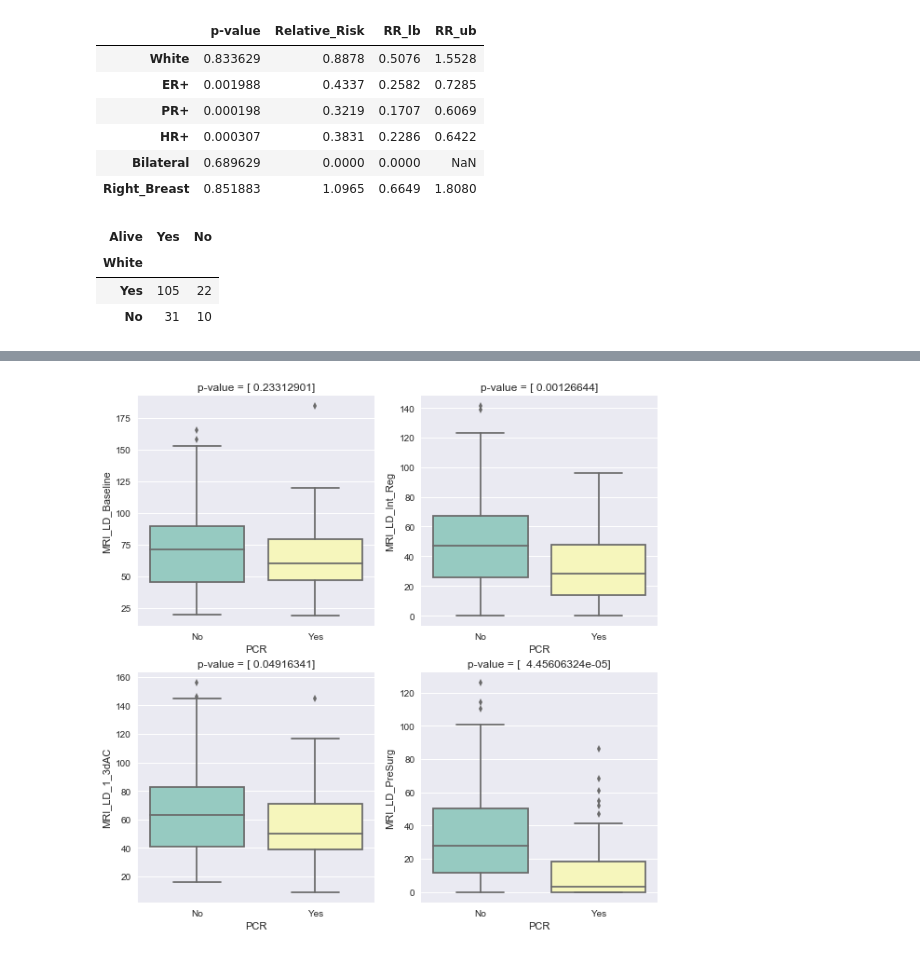
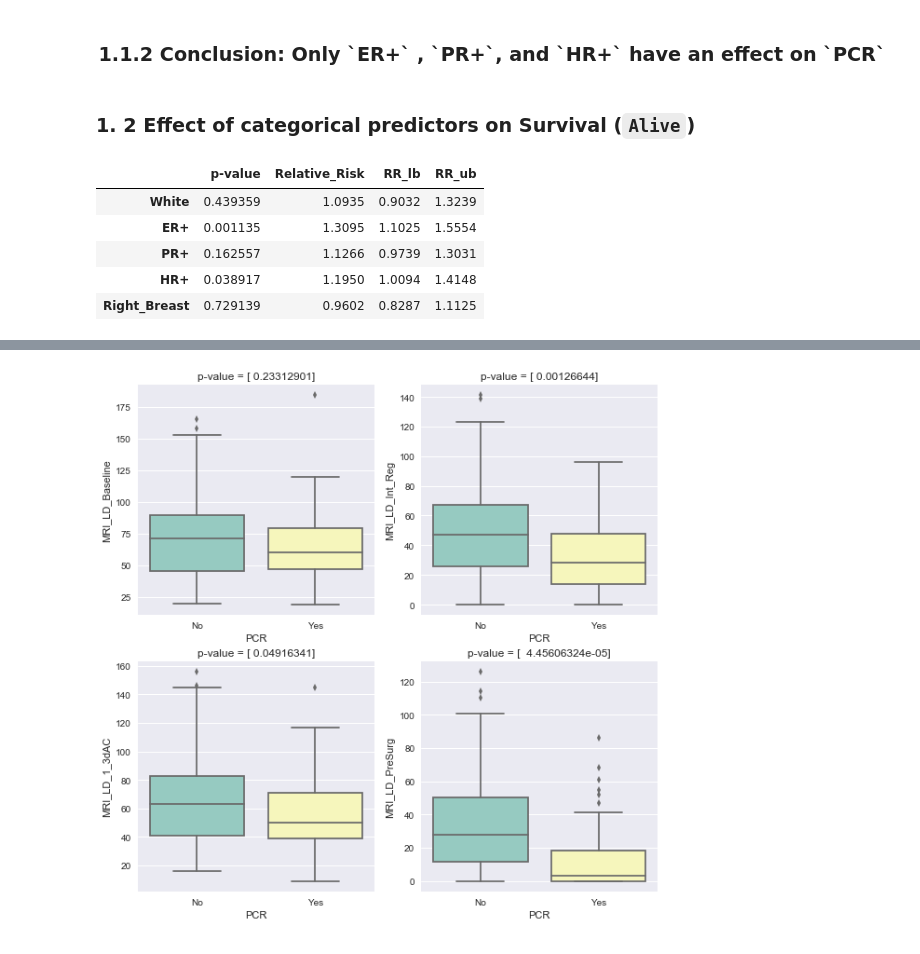
Before and after one commit to JCardenasRdz/SpringBoard, a Jupyter notebook: Projects/19-Captsone_01/2-Clinical_Inferential.ipynb, the cells around one changed output, grey strips where cells are left out. Drawn from its saved outputs; the diff is of its cells as text; code cells hidden in the pictures.

Commit message:
Inferential Statistic is done

```diff
--- a/Projects/19-Captsone_01/2-Clinical_Inferential.ipynb
+++ b/Projects/19-Captsone_01/2-Clinical_Inferential.ipynb
@@ -38,0 +43,5 @@ inferential_statistics.contingency_table('ER+', 'PCR',df)
+# %%
+# Perform chi-2 test on all categorical variables
+predictors = ['White', 'ER+', 'PR+', 'HR+','Right_Breast']
+outcome = 'PCR'
+inferential_statistics.categorical_data(outcome, predictors, df)
@@ -39,18 +55,14 @@ inferential_statistics.contingency_table('ER+', 'PCR',df)
+# %% [markdown]
+<h3><center> 1.1.2 Conclusion: Only `ER+` , `PR+`, and `HR+` have an effect on `PCR`</center></h3>
+# %% [markdown]
+### 1. 2 Effect of categorical predictors on Survival (`Alive`)
 # %%
-inferential_statistics.categorical_data('PCR', predictors, df)
+outcome = 'Alive'
+inferential_statistics.categorical_data(outcome, predictors, df)
 # %% [output]
 |  | p-value | Relative_Risk | RR_lb | RR_ub |
-| White | 0.833629 | 0.8878 | 0.5076 | 1.5528 |
-| ER+ | 0.001988 | 0.4337 | 0.2582 | 0.7285 |
-| PR+ | 0.000198 | 0.3219 | 0.1707 | 0.6069 |
-| HR+ | 0.000307 | 0.3831 | 0.2286 | 0.6422 |
-| Bilateral | 0.689629 | 0.0000 | 0.0000 | NaN |
-| Right_Breast | 0.851883 | 1.0965 | 0.6649 | 1.8080 |
+| White | 0.439359 | 1.0935 | 0.9032 | 1.3239 |
+| ER+ | 0.001135 | 1.3095 | 1.1025 | 1.5554 |
+| PR+ | 0.162557 | 1.1266 | 0.9739 | 1.3031 |
+| HR+ | 0.038917 | 1.1950 | 1.0094 | 1.4148 |
+| Right_Breast | 0.729139 | 0.9602 | 0.8287 | 1.1125 |
-# %%
-# example of contingency table
-inferential_statistics.contingency_table('White', 'Alive',df)
-# %% [output]
-| Alive | Yes | No |
-| White |  |  |
-| Yes | 105 | 22 |
-| No | 31 | 10 |
```
Also changed, not shown: parts of 33 cells of this notebook, 25 other files.
